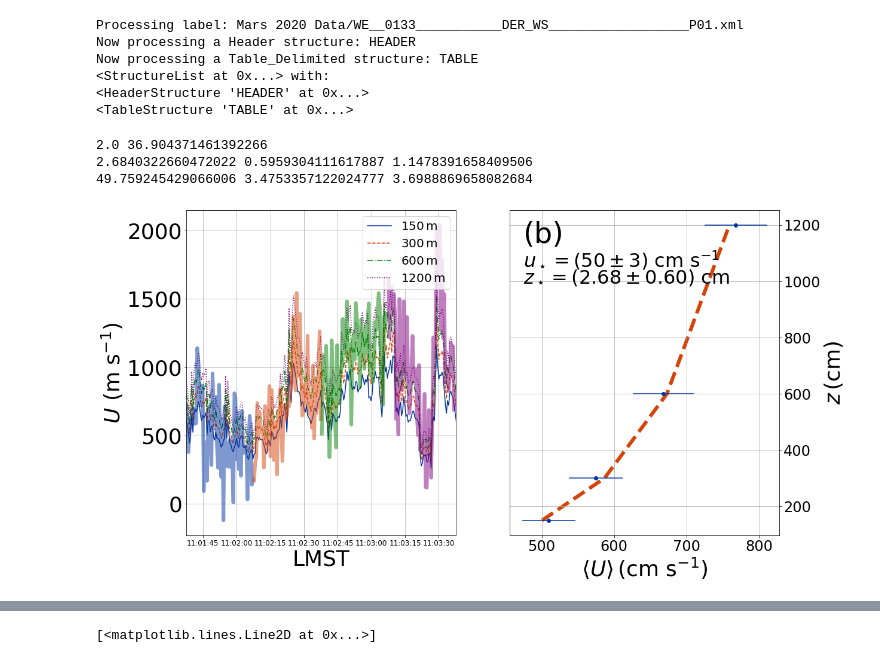
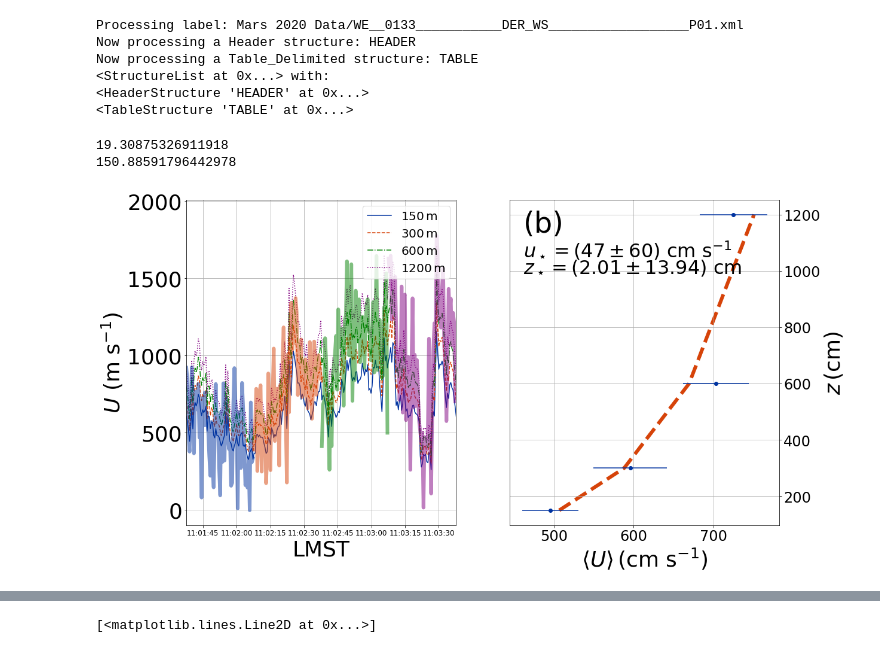
Before and after one commit to BoiseStatePlanetary/Optimizing-Number-and-Placement-of-Anemometers, a Jupyter notebook: figures and data/Synthetic_Mars_Wind_Profile.ipynb, the cells around one changed output, grey strips where cells are left out. Saved outputs shown, nothing was run; the diff lists cells and outputs as text; code cells hidden in the pictures.

```diff
--- a/figures and data/Synthetic_Mars_Wind_Profile.ipynb
+++ b/figures and data/Synthetic_Mars_Wind_Profile.ipynb
@@ -115,6 +115,7 @@ ax1 = fig.add_subplot(121)
 ax2 = fig.add_subplot(122)
 
 zs = np.array([150., 300., 600., 1200.]) # cm
+delta_x = np.log(2)
 saved_zstar = 2. # 2 cm
 saved_ustar = kappa*np.mean(struct_list['TABLE']['HORIZONTAL_WIND_SPEED'][ind]*100)/np.log(zs[0]/saved_zstar)
 
@@ -175,42 +176,45 @@ ax2.errorbar(averaged_windspeeds, zs, xerr=std_windspeeds, marker='o', color=Boi
 # Law-of-the-Wall fit
 x = zs
 y = averaged_windspeeds
 log_z = np.log(x/np.min(x))
 yerr = std_windspeeds
 popt, pcov = curve_fit(lin_fit, log_z, y, sigma=yerr)
 unc = np.sqrt(np.diag(pcov))
+
+print(unc[0])
+print(calc_analytic_sigma_slope(delta_x, sigma, len(zs)))
+
 ustar = calc_ustar_from_slope(kappa, popt[0])
-sigma_ustar = calc_sigma_ustar(kappa, unc[0])
-zstar = calc_zstar_from_slope_and_intercept(np.min(x), popt[0], popt[1])
-sigma_zstar = calc_sigma_zstar(popt[0], zstar, unc[0], popt[1], unc[1], np.abs(pcov[0,1]))
+zstar = calc_zstar_from_slope_and_intercept(np.min(zs), popt[0], popt[1])
+sigma_ustar = calc_sigma_ustar(delta_x, sigma, len(zs), ustar, zstar, np.min(zs))
+sigma_zstar = calc_sigma_zstar(delta_x, sigma, len(zs), ustar, zstar, np.min(zs))
 
-print(saved_zstar, saved_ustar)
-print(zstar, sigma_zstar, np.abs(saved_zstar - zstar)/sigma_zstar)
-print(ustar, sigma_ustar, np.abs(saved_ustar - ustar)/sigma_ustar)
+# print(saved_zstar, saved_ustar)
+# print(zstar, sigma_zstar, np.abs(saved_zstar - zstar)/sigma_zstar)
+# print(ustar, sigma_ustar, np.abs(saved_ustar - ustar)/sigma_ustar)
 
 ax2.plot(np.polyval(popt, log_z), x, lw=6, color=BoiseState_orange, ls='--', zorder=-1)
 ax2.text(0.05, 0.90, "(b)", fontsize=48, transform=ax2.transAxes)
 ax2.text(0.05, 0.825, r'$u_\star = \left( %.0f\pm%.0f \right)\ {\rm cm\ s^{-1}}$' % (ustar, sigma_ustar),
          fontsize=32, transform=ax2.transAxes)
 ax2.text(0.05, 0.775, r'$z_\star = \left( %.2f\pm%.2f \right)\ {\rm cm}$' % (zstar, sigma_zstar),
          fontsize=32, transform=ax2.transAxes)
 
 ax2.grid(True)
 ax2.yaxis.tick_right()
 ax2.yaxis.set_label_position("right")
 
 ax2.tick_params(labelsize=24)
 ax2.set_xlabel(r'$\langle U \rangle \, \left( {\rm cm\ s^{-1} } \right)$', fontsize=36)
 ax2.set_ylabel(r'$z\, \left( {\rm cm } \right)$', fontsize=36)
 ax2.grid(True)
 ax2.yaxis.tick_right()
 ax2.yaxis.set_label_position("right")
 
 # fig.savefig("Martian_Windspeeds.jpg", dpi=300, bbox_inches="tight")
 # %% [output]
-2.0 36.904371461392266
-2.6840322660472022 0.5959304111617887 1.1478391658409506
-49.759245429066006 3.4753357122024777 3.6988869658082684
+19.30875326911918
+150.88591796442978
-[figure, old version]
+[figure, new version]
 # %%
 def calc_analytic_sigma_intercept(delta_x, sigma, N):
```
Also changed, not shown: parts of 2 cells of this notebook, 2 other files.
